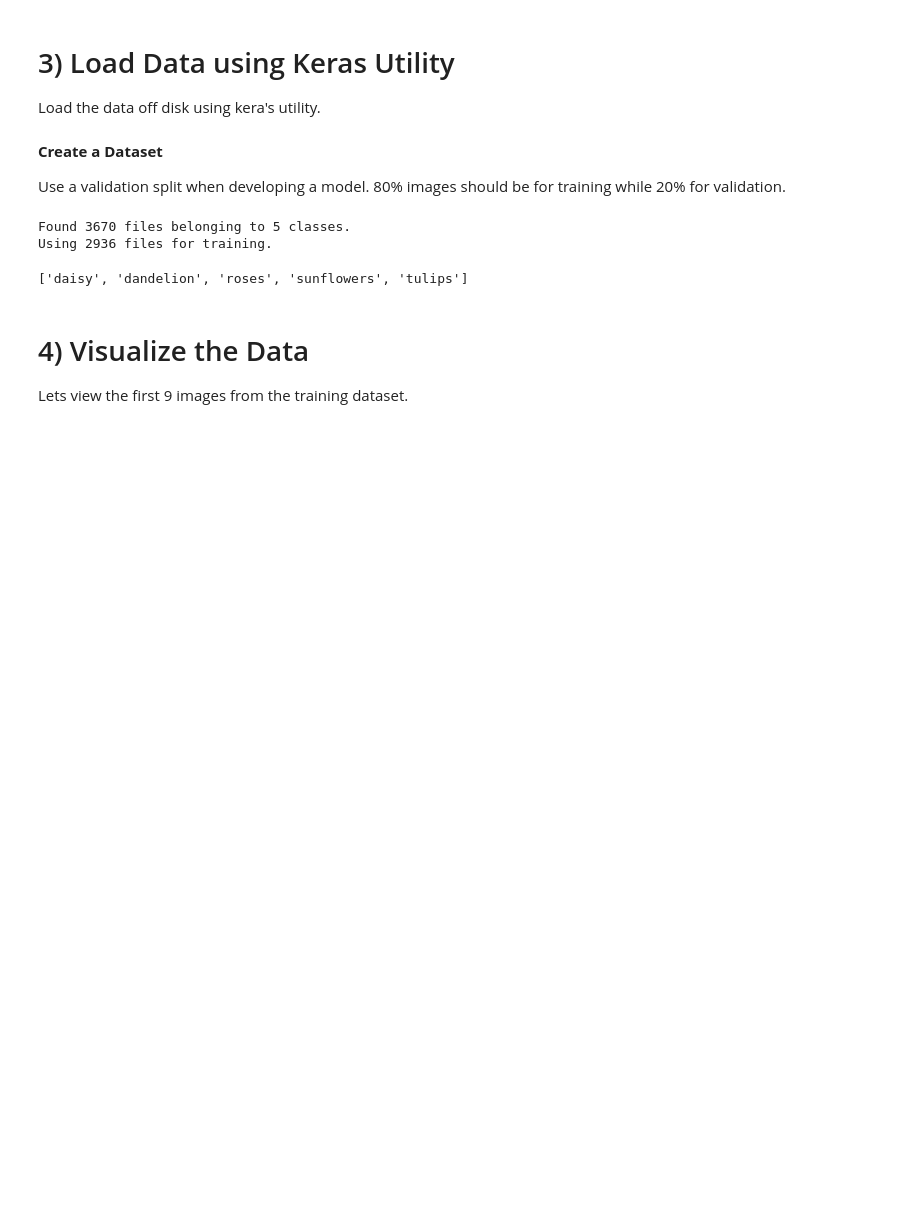
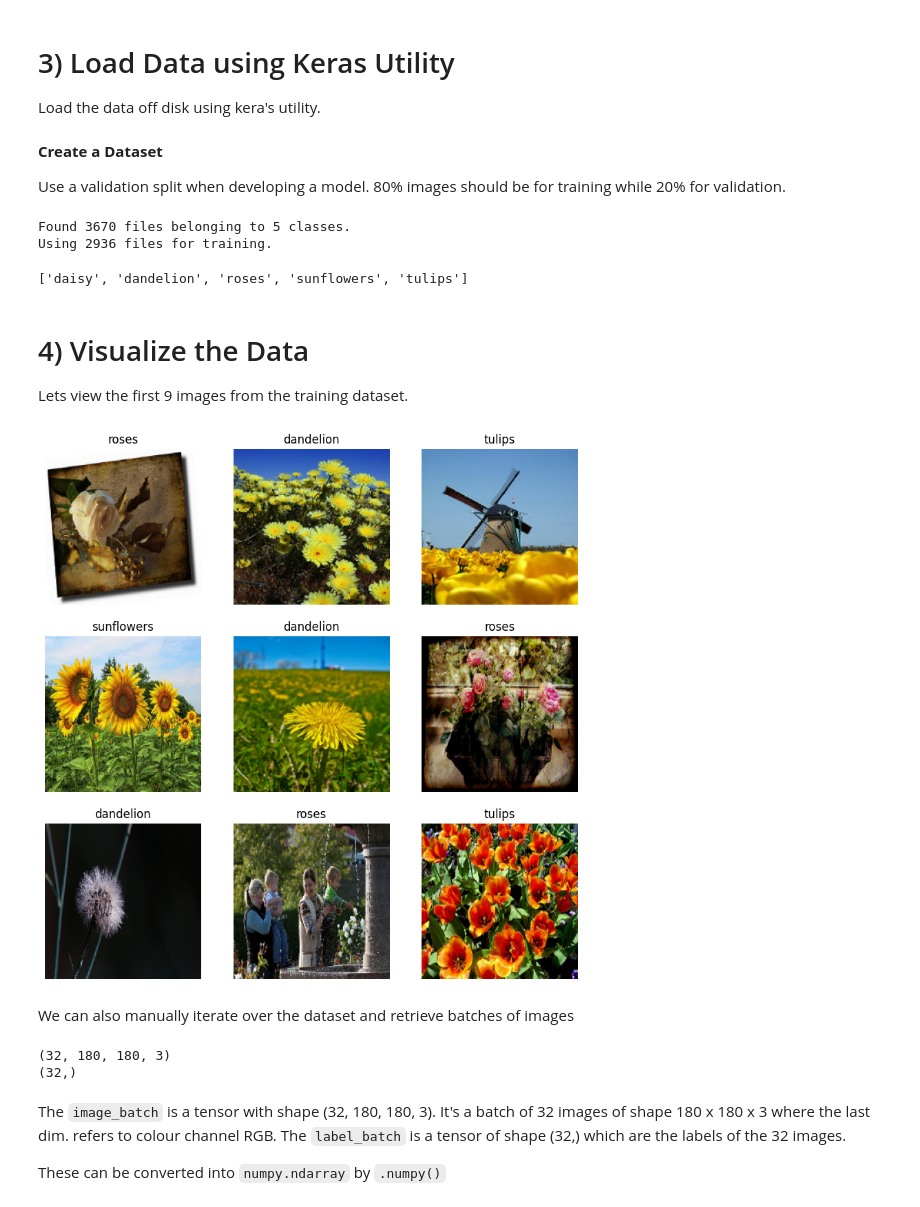
Before and after one commit to neko88/Machine-Learning, a Jupyter notebook: Tensorflow_Intro_02_Load_&_Pre_Process_Images.ipynb, the cells around one changed output. Saved outputs shown, nothing was run; the diff lists cells and outputs as text; code cells hidden in the pictures; blank space fills up the shorter version.

```diff
--- a/Tensorflow_Intro_02_Load_&_Pre_Process_Images.ipynb
+++ b/Tensorflow_Intro_02_Load_&_Pre_Process_Images.ipynb
@@ -93,0 +94,30 @@ import matplotlib.pyplot as plt
+# %%
+import matplotlib.pyplot as plt
+
+plt.figure( figsize=(10,10) )
+
+for images, labels in train_ds.take(1):         # labels is the numerical id for each flower class
+  for i in range(9):
+    ax = plt.subplot(3, 3, i + 1)
+    plt.imshow(images[i].numpy().astype("uint8"))
+    plt.title(class_names[labels[i]])
+    plt.axis("off")
+# %% [output]
+[figure, added]
+# %% [markdown]
+We can also manually iterate over the dataset and retrieve batches of images
+# %%
+for image_batch, labels_batch in train_ds:
+  print(image_batch.shape)
+  print(labels_batch.shape)
+  break
+# %% [output]
+(32, 180, 180, 3)
+(32,)
+# %% [markdown]
+The `image_batch` is a tensor with shape (32, 180, 180, 3).
+It's a batch of 32 images of shape 180 x 180 x 3 where the last dim. refers to colour channel RGB.
+The `label_batch` is a tensor of shape (32,) which are the labels of the 32 images.
+
+These can be converted into `numpy.ndarray` by
+`.numpy()`
```
Also changed, not shown: parts of 2 cells of this notebook.
